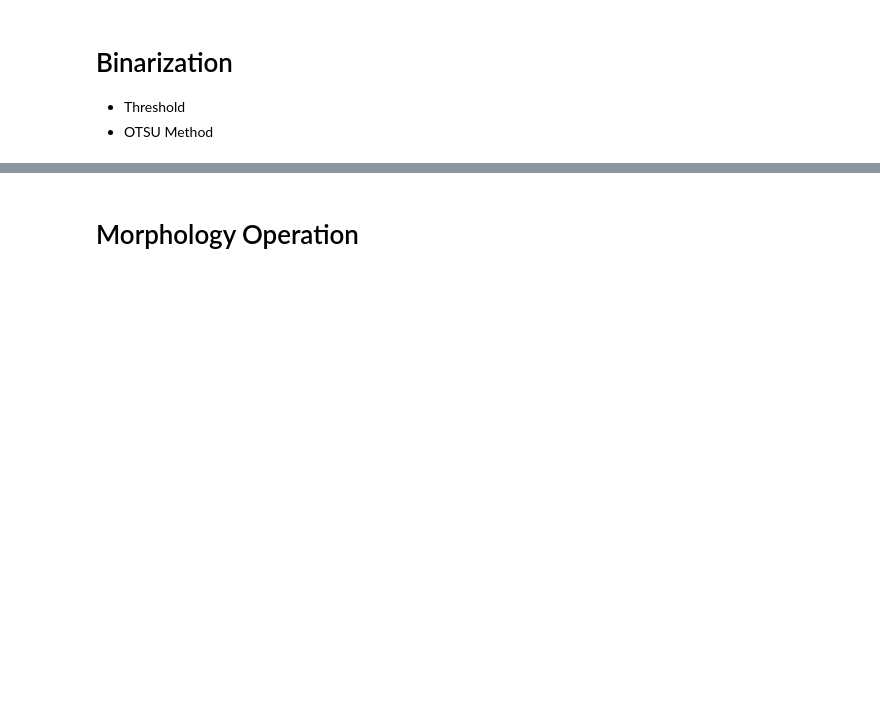
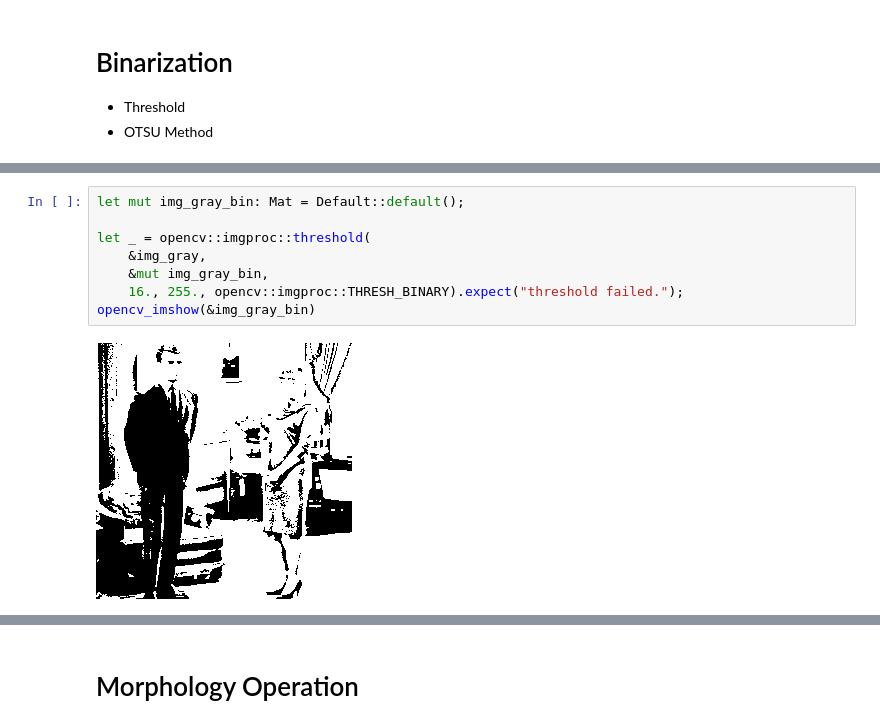
Before and after one commit to noxowl/KU15627-Computer-Vision, a Jupyter notebook: 01_basic_image_processing.ipynb, the cells around one changed output, grey strips where cells are left out. Drawn from its saved outputs; the diff is of its cells as text; blank space fills up the shorter version.

```diff
--- a/01_basic_image_processing.ipynb
+++ b/01_basic_image_processing.ipynb
@@ -206,0 +203,10 @@ gray_hist(img.clone().to_owned())
+# %%
+let mut img_gray_bin: Mat = Default::default();
+
+let _ = opencv::imgproc::threshold(
+    &img_gray,
+    &mut img_gray_bin,
+    16., 255., opencv::imgproc::THRESH_BINARY).expect("threshold failed.");
+opencv_imshow(&img_gray_bin)
+# %% [output]
+[figure, added]
```
Also changed, not shown: parts of 21 cells of this notebook.
